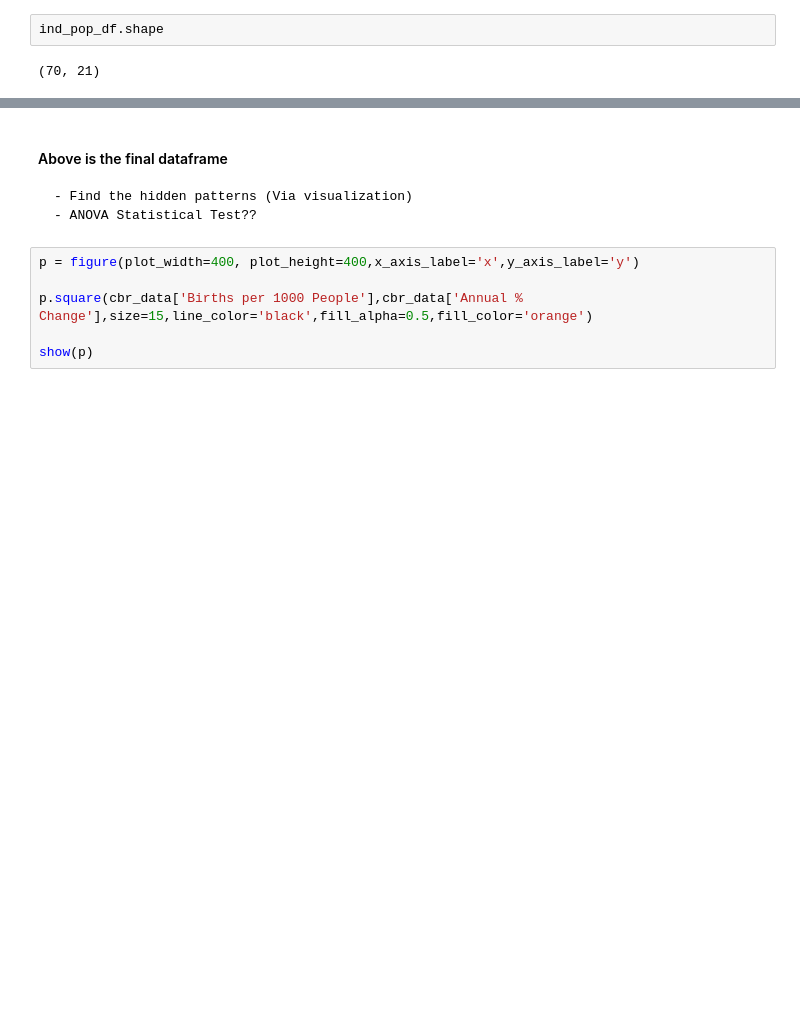
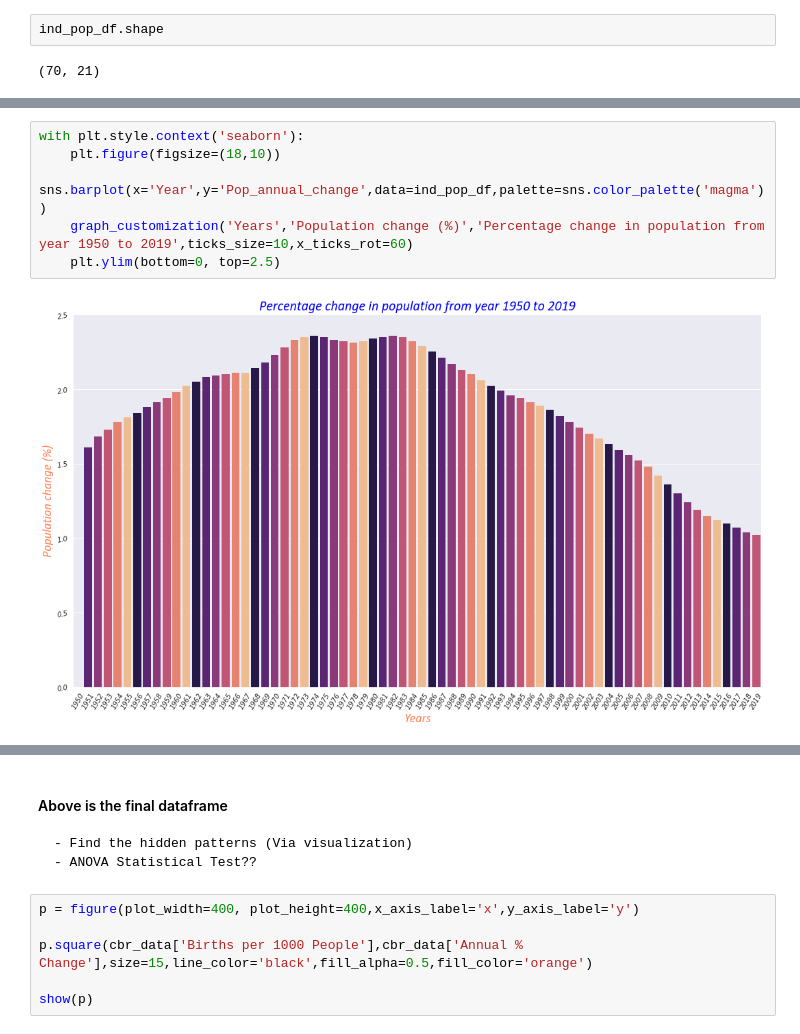
Before and after one commit to raj-shr-git/Indian_Pop_Statistical_Analysis, a Jupyter notebook: Indian_Pop_Data_Analysis.ipynb, the cells around one changed output, grey strips where cells are left out. Drawn from its saved outputs; the diff is of its cells as text; blank space fills up the shorter version.

```diff
--- a/Indian_Pop_Data_Analysis.ipynb
+++ b/Indian_Pop_Data_Analysis.ipynb
@@ -352,0 +426,8 @@ ind_pop_df.head(10)
+# %%
+with plt.style.context('seaborn'):
+    plt.figure(figsize=(18,10))
+    sns.barplot(x='Year',y='Pop_annual_change',data=ind_pop_df,palette=sns.color_palette('magma'))
+    graph_customization('Years','Population change (%)','Percentage change in population from year 1950 to 2019',ticks_size=10,x_ticks_rot=60)
+    plt.ylim(bottom=0, top=2.5)
+# %% [output]
+[figure, added]
```
Also changed, not shown: parts of 26 cells of this notebook.
